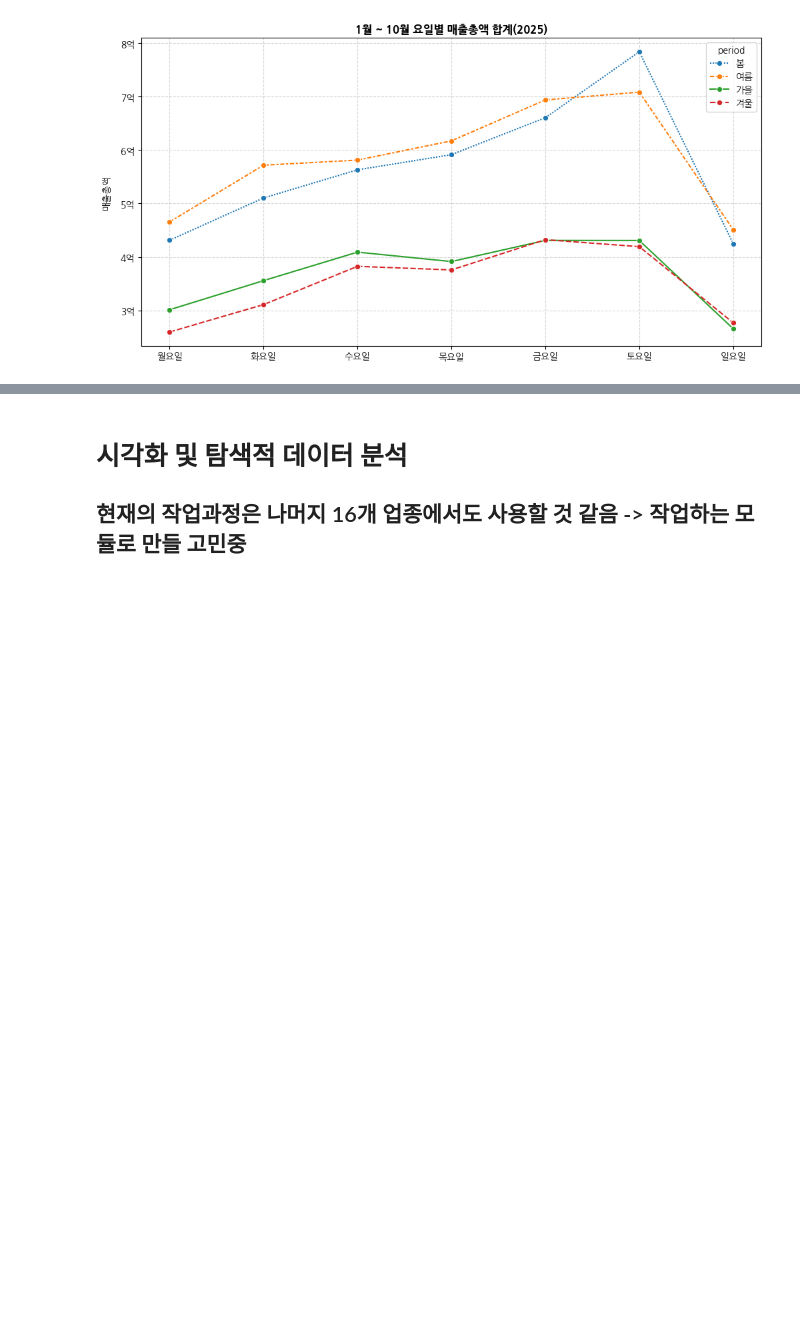
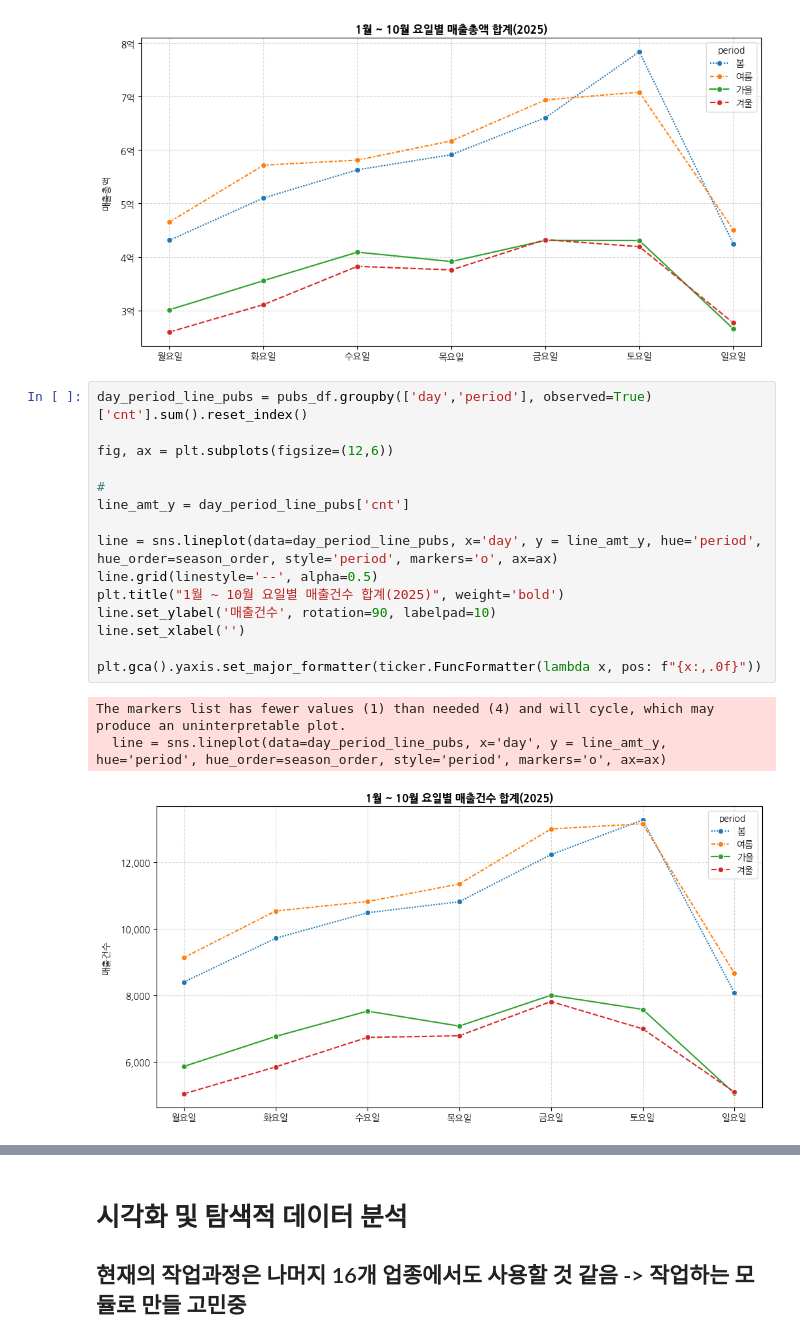
Before and after one commit to Jinwo0o-develop/Data_Analysis_Archive, a Jupyter notebook: 02_src/01_small_pubs/01_notebooks/01_eda_visual.ipynb, the cells around one changed output, grey strips where cells are left out. Cells and saved outputs as stored; diff of their text form; blank space fills up the shorter version.

```diff
--- a/02_src/01_small_pubs/01_notebooks/01_eda_visual.ipynb
+++ b/02_src/01_small_pubs/01_notebooks/01_eda_visual.ipynb
@@ -592,3 +636,22 @@ plt.gca().yaxis.set_major_formatter(ticker.FuncFormatter(lambda x, pos: f"{x:.0f
 The markers list has fewer values (1) than needed (4) and will cycle, which may produce an uninterpretable plot.
   line = sns.lineplot(data=day_period_line_pubs, x='day', y = line_amt_y, hue='period', hue_order=season_order, style='period', markers='o', ax=ax)
 [figure]
+# %%
+day_period_line_pubs = pubs_df.groupby(['day','period'], observed=True)['cnt'].sum().reset_index()
+
+fig, ax = plt.subplots(figsize=(12,6))
+
+#
+line_amt_y = day_period_line_pubs['cnt']
+
+line = sns.lineplot(data=day_period_line_pubs, x='day', y = line_amt_y, hue='period', hue_order=season_order, style='period', markers='o', ax=ax)
+line.grid(linestyle='--', alpha=0.5)
+plt.title("1월 ~ 10월 요일별 매출건수 합계(2025)", weight='bold')
+line.set_ylabel('매출건수', rotation=90, labelpad=10)
+line.set_xlabel('')
+
+plt.gca().yaxis.set_major_formatter(ticker.FuncFormatter(lambda x, pos: f"{x:,.0f}"))
+# %% [output]
+The markers list has fewer values (1) than needed (4) and will cycle, which may produce an uninterpretable plot.
+  line = sns.lineplot(data=day_period_line_pubs, x='day', y = line_amt_y, hue='period', hue_order=season_order, style='period', markers='o', ax=ax)
+[figure, added]
```
Also changed, not shown: parts of 15 cells of this notebook, 5 other files.
